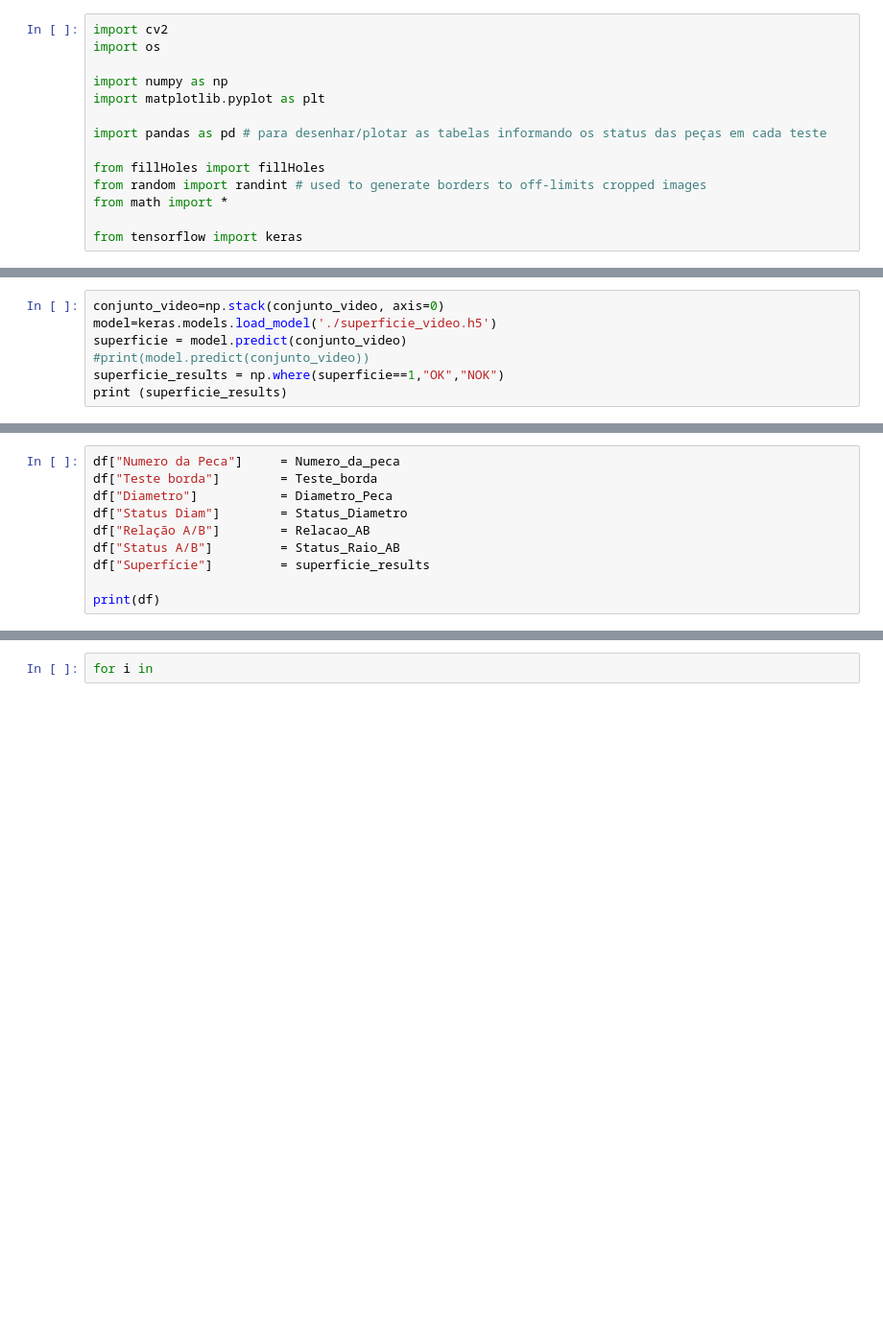
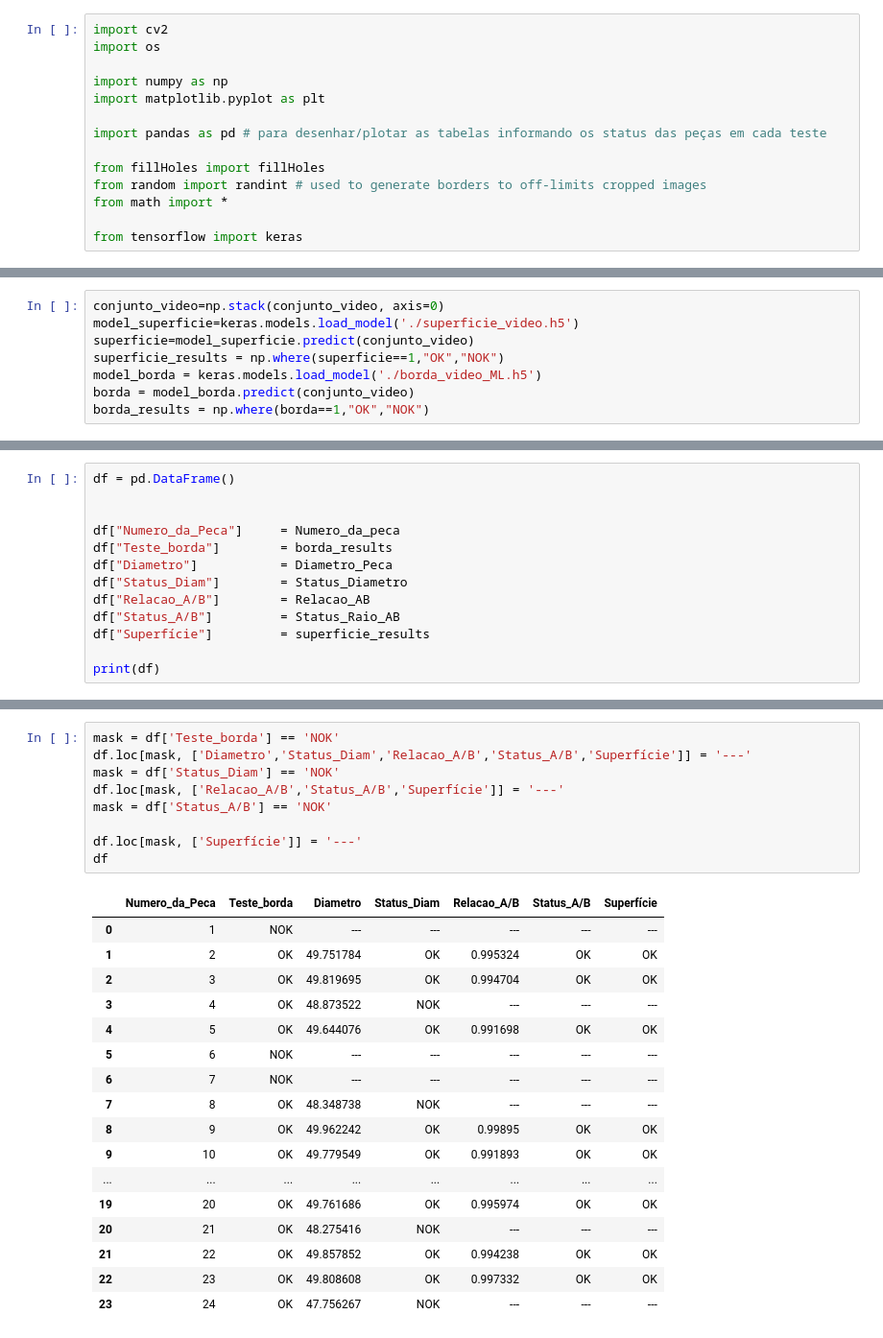
Before and after one commit to fernandofks/visao_de_maquina_projeto_1, a Jupyter notebook: Arquivo_final.ipynb, the cells around one changed output, grey strips where cells are left out. Shown: that part at 96% size. Drawn from its saved outputs; the diff is of its cells as text; blank space fills up the shorter version.

```diff
--- a/Arquivo_final.ipynb
+++ b/Arquivo_final.ipynb
@@ -234,8 +295,9 @@ plt.show()
 # %%
 conjunto_video=np.stack(conjunto_video, axis=0)
-model=keras.models.load_model('./superficie_video.h5')
-superficie = model.predict(conjunto_video)
-#print(model.predict(conjunto_video))
+model_superficie=keras.models.load_model('./superficie_video.h5')
+superficie=model_superficie.predict(conjunto_video)
 superficie_results = np.where(superficie==1,"OK","NOK")
-print (superficie_results)
+model_borda = keras.models.load_model('./borda_video_ML.h5')
+borda = model_borda.predict(conjunto_video)
+borda_results = np.where(borda==1,"OK","NOK")
 # %% [output]
@@ -259,10 +306,13 @@ WARNING:tensorflow:5 out of the last 7 calls to <function Model.make_predict_fun
 # %%
-df["Numero da Peca"]     = Numero_da_peca
-df["Teste borda"]        = Teste_borda
+df = pd.DataFrame()
+
+
+df["Numero_da_Peca"]     = Numero_da_peca
+df["Teste_borda"]        = borda_results
 df["Diametro"]           = Diametro_Peca
-df["Status Diam"]        = Status_Diametro
-df["Relação A/B"]        = Relacao_AB
-df["Status A/B"]         = Status_Raio_AB
+df["Status_Diam"]        = Status_Diametro
+df["Relacao_A/B"]        = Relacao_AB
+df["Status_A/B"]         = Status_Raio_AB
 df["Superfície"]         = superficie_results
 
 print(df)
@@ -287,2 +337,27 @@ print(df)
-# %%
-for i in
+# %%
+mask = df['Teste_borda'] == 'NOK'
+df.loc[mask, ['Diametro','Status_Diam','Relacao_A/B','Status_A/B','Superfície']] = '---'
+mask = df['Status_Diam'] == 'NOK'
+df.loc[mask, ['Relacao_A/B','Status_A/B','Superfície']] = '---'
+mask = df['Status_A/B'] == 'NOK'
+
+df.loc[mask, ['Superfície']] = '---'
+df
+# %% [output]
+|  | Numero_da_Peca | Teste_borda | Diametro | Status_Diam | Relacao_A/B | Status_A/B | Superfície |
+| 0 | 1 | NOK | --- | --- | --- | --- | --- |
+| 1 | 2 | OK | 49.751784 | OK | 0.995324 | OK | OK |
+| 2 | 3 | OK | 49.819695 | OK | 0.994704 | OK | OK |
+| 3 | 4 | OK | 48.873522 | NOK | --- | --- | --- |
+| 4 | 5 | OK | 49.644076 | OK | 0.991698 | OK | OK |
+| 5 | 6 | NOK | --- | --- | --- | --- | --- |
+| 6 | 7 | NOK | --- | --- | --- | --- | --- |
+| 7 | 8 | OK | 48.348738 | NOK | --- | --- | --- |
+| 8 | 9 | OK | 49.962242 | OK | 0.99895 | OK | OK |
+| 9 | 10 | OK | 49.779549 | OK | 0.991893 | OK | OK |
+| ... | ... | ... | ... | ... | ... | ... | ... |
+| 19 | 20 | OK | 49.761686 | OK | 0.995974 | OK | OK |
+| 20 | 21 | OK | 48.275416 | NOK | --- | --- | --- |
+| 21 | 22 | OK | 49.857852 | OK | 0.994238 | OK | OK |
+| 22 | 23 | OK | 49.808608 | OK | 0.997332 | OK | OK |
+| 23 | 24 | OK | 47.756267 | NOK | --- | --- | --- |
```
Also changed, not shown: parts of 6 cells of this notebook, 45 other files.
